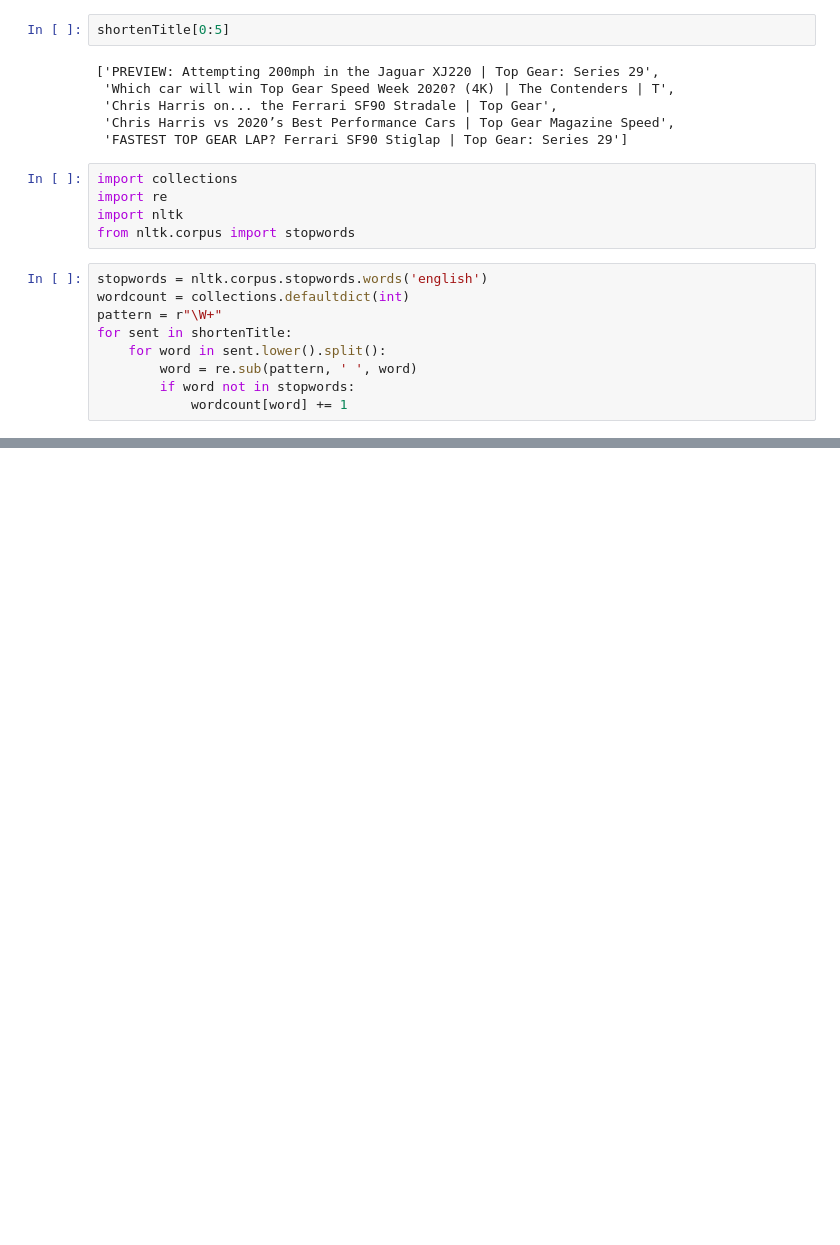
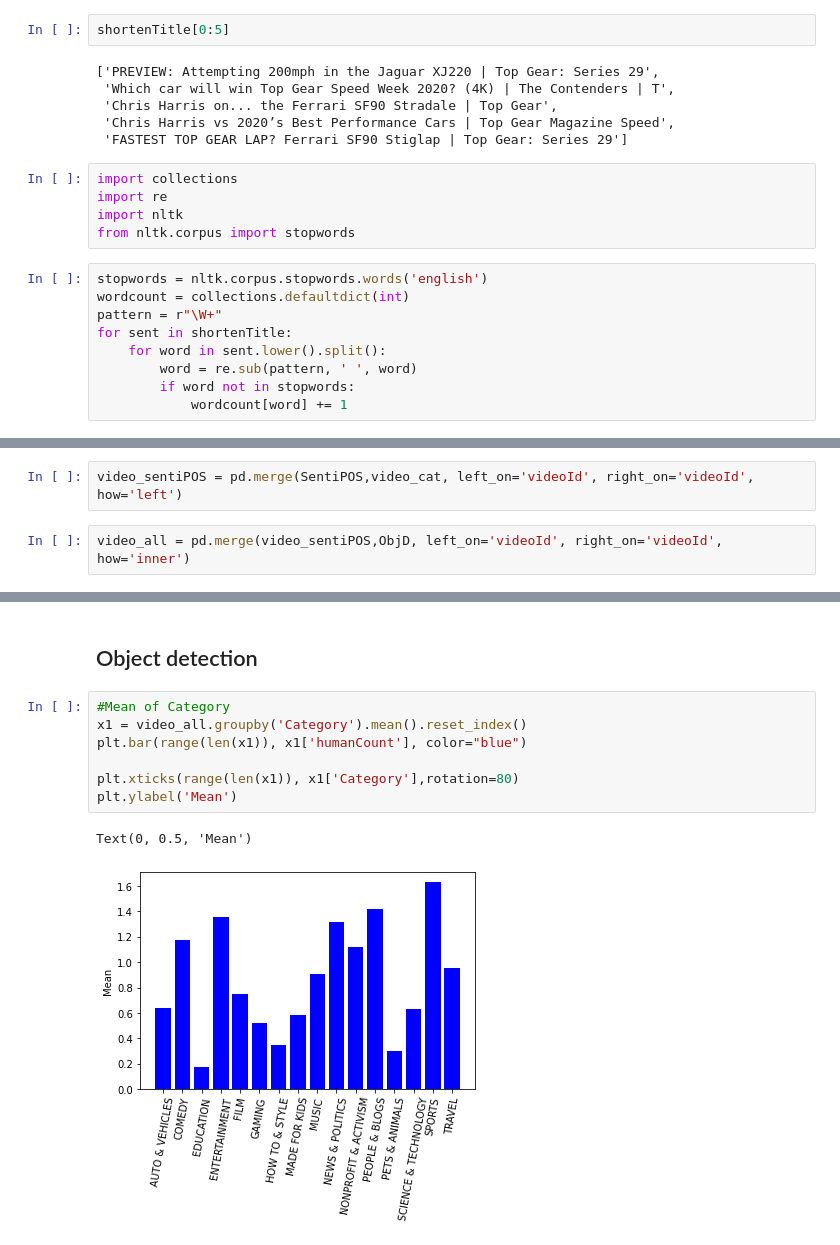
Before and after one commit to gohjiayi/youtube_analysis, a Jupyter notebook: data_exploration.ipynb, the cells around one changed output, grey strips where cells are left out. Drawn from its saved outputs; the diff is of its cells as text; blank space fills up the shorter version.

```diff
--- a/data_exploration.ipynb
+++ b/data_exploration.ipynb
@@ -335,0 +334,4 @@ plt.show()
+# %%
+video_sentiPOS = pd.merge(SentiPOS,video_cat, left_on='videoId', right_on='videoId', how='left')
+# %%
+video_all = pd.merge(video_sentiPOS,ObjD, left_on='videoId', right_on='videoId', how='inner')
@@ -335,0 +354,12 @@ plt.show()
+# %% [markdown]
+## Object detection
+# %%
+#Mean of Category
+x1 = video_all.groupby('Category').mean().reset_index()
+plt.bar(range(len(x1)), x1['humanCount'], color="blue")
+
+plt.xticks(range(len(x1)), x1['Category'],rotation=80)
+plt.ylabel('Mean')
+# %% [output]
+Text(0, 0.5, 'Mean')
+[figure, added]
```
Also changed, not shown: parts of 28 cells of this notebook.
